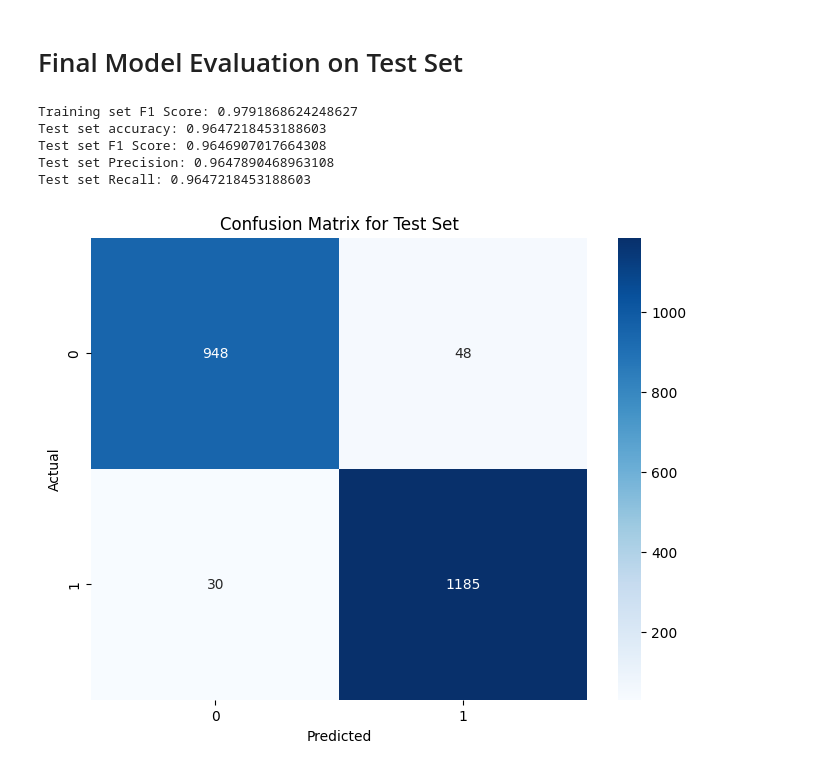
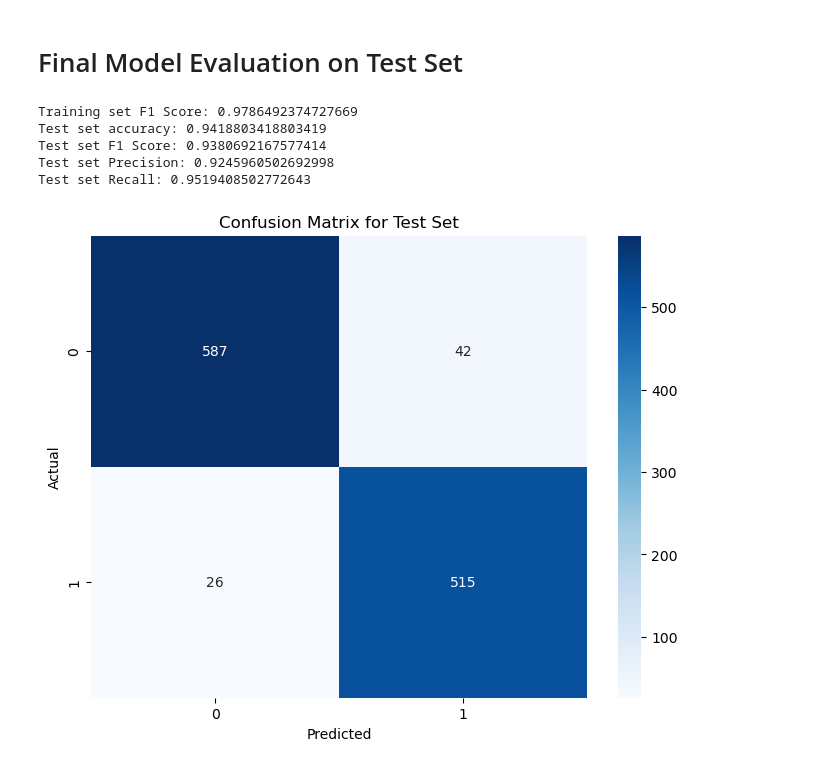
Before and after one commit to RiccardoN001/phishing-detector, a Jupyter notebook: PhishingDetector.ipynb, the cells around one changed output. Cells and saved outputs as stored; diff of their text form; code cells hidden in the pictures.

Commit message:
metrics to binary, and thrashold

```diff
--- a/PhishingDetector.ipynb
+++ b/PhishingDetector.ipynb
@@ -12,13 +12,13 @@ from sklearn.neural_network import MLPClassifier
 from sklearn.svm import SVC
 from sklearn.neighbors import KNeighborsClassifier
 from sklearn.naive_bayes import MultinomialNB
-from sklearn.metrics import confusion_matrix, f1_score, accuracy_score, precision_score, recall_score
+from sklearn.metrics import confusion_matrix, f1_score, accuracy_score, precision_score, recall_score, precision_recall_curve, roc_curve, auc
 
 #The ARFF file is a format used for machine learning datasets, usually it contains both the data and metadata (like feature names and types).
 # In this case, we will use the scipy library to load the ARFF file.
 
 # Load the ARFF file.
-data, meta = arff.loadarff('/Training Dataset.arff')
+data, meta = arff.loadarff('dataset/Training Dataset.arff')
 
 #Since is in arff format, we need to convert it to a pandas DataFrame
 df = pd.DataFrame(data)
@@ -41,7 +41,7 @@ print(df.info())
 # Check if there are any duplicates and missing values
 print('Initial shape of the dataset:', df.shape)
 print('The dataset contains ', df.duplicated().sum(), 'duplicati')
-#df = df.drop_duplicates()
+df = df.drop_duplicates()
 df = df.dropna()
 print('Final shape of the dataset: ', df.shape)
 
@@ -330,39 +329,41 @@ Development set F1 Score: 0.9637860800907808
 # %%
 # Final Model Selection
 # After evaluating all models, we can select the best one based on the F1 score on the development set.
+# NN {'activation': 'tanh', 'alpha': 0.005, 'hidden_layer_sizes': 55, 'solver': 'adam'}
+# SVM {'C': 10, 'gamma': 0.1, 'kernel': 'rbf'}
 
 best_model = SVC(C=10, gamma=0.1, kernel='rbf')
 
 # Train the best model on the full training set
 best_model.fit(X_train, y_train)
 # Evauate the model on the training set
 y_pred_train = best_model.predict(X_train)
 # Calculate metrics for the training set
-print("Training set F1 Score:", f1_score(y_train, y_pred_train, average='weighted'))
+print("Training set F1 Score:", f1_score(y_train, y_pred_train, average='binary'))
 
 # Predict on the test set
 y_pred_test = best_model.predict(X_test)
 # Evaluate the model on the test set
 accuracy = accuracy_score(y_test, y_pred_test)
-f1 = f1_score(y_test, y_pred_test, average='weighted')
-precision = precision_score(y_test, y_pred_test, average='weighted')
-recall = recall_score(y_test, y_pred_test, average='weighted')
+f1 = f1_score(y_test, y_pred_test, average='binary')
+precision = precision_score(y_test, y_pred_test, average='binary')
+recall = recall_score(y_test, y_pred_test, average='binary')
 print("Test set accuracy:", accuracy)
 print("Test set F1 Score:", f1)
 print("Test set Precision:", precision)
 print("Test set Recall:", recall)
 # Confusion Matrix for the test set
 cm_test = confusion_matrix(y_test, y_pred_test)
 plt.figure(figsize=(8, 6))
 sns.heatmap(cm_test, annot=True, fmt='d', cmap='Blues', xticklabels=np.unique(y), yticklabels=np.unique(y))
 plt.title('Confusion Matrix for Test Set')
 plt.xlabel('Predicted')
 plt.ylabel('Actual')
 plt.show()
 # %% [output]
-Training set F1 Score: 0.9791868624248627
-Test set accuracy: 0.9647218453188603
-Test set F1 Score: 0.9646907017664308
-Test set Precision: 0.9647890468963108
-Test set Recall: 0.9647218453188603
+Training set F1 Score: 0.9786492374727669
+Test set accuracy: 0.9418803418803419
+Test set F1 Score: 0.9380692167577414
+Test set Precision: 0.9245960502692998
+Test set Recall: 0.9519408502772643
-[figure, old version]
+[figure, new version]
```
Also changed, not shown: parts of 8 cells of this notebook.
